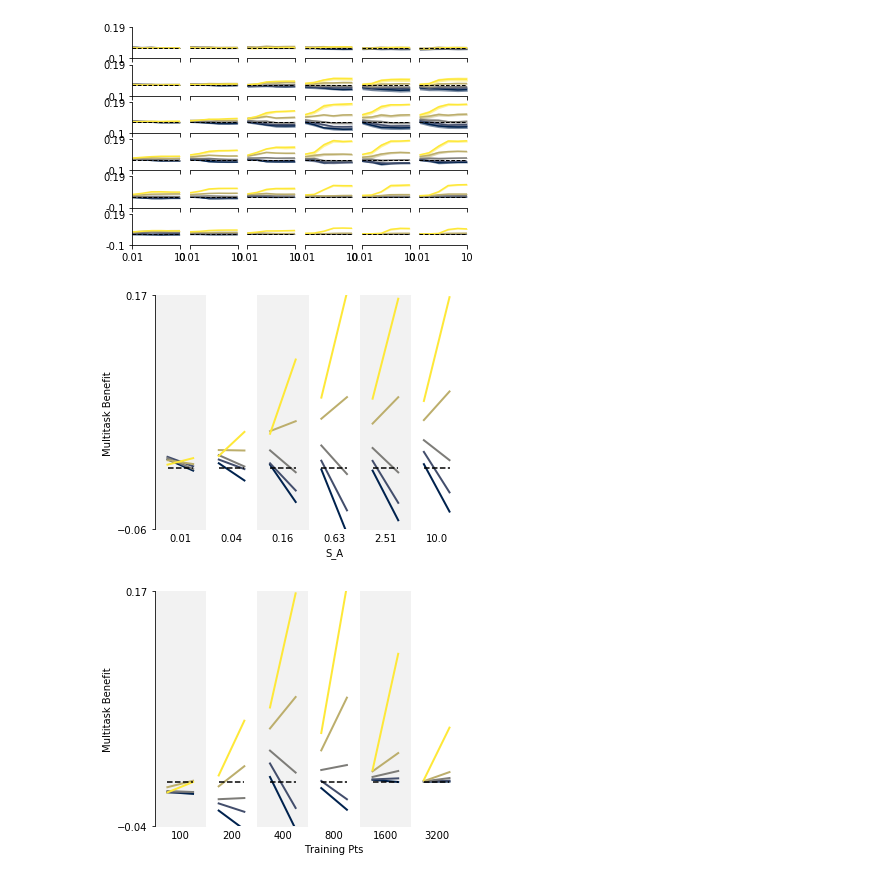
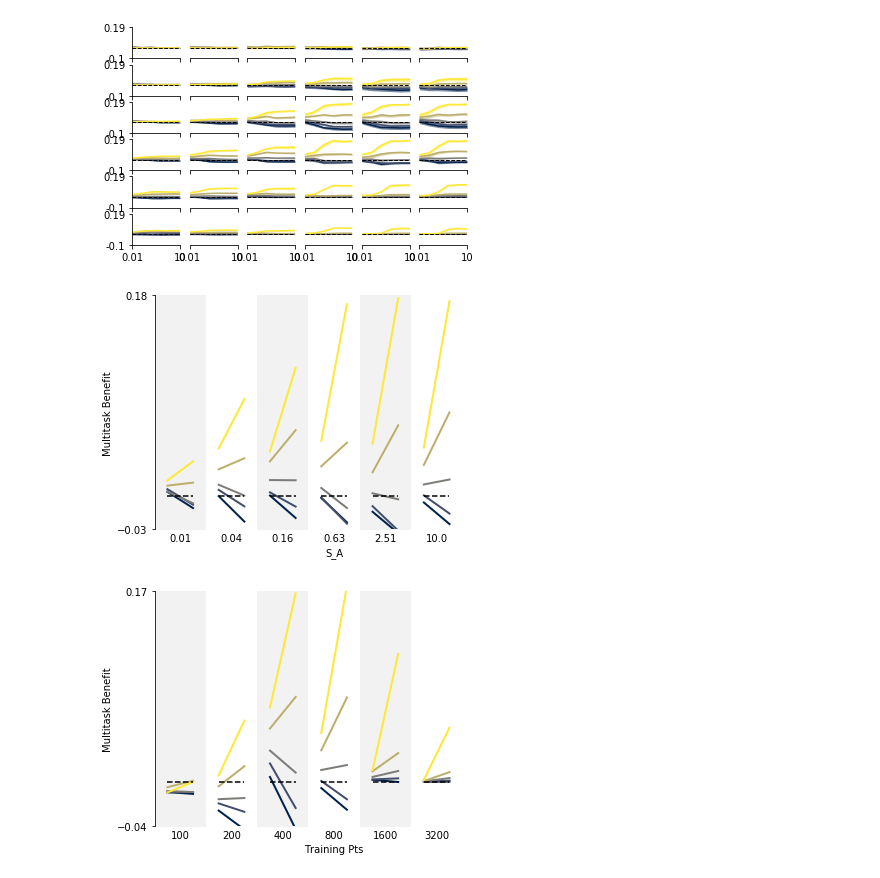
Before and after one commit to tyler-nervana/mt-theory, a Jupyter notebook: notebooks/Plot rank 10 model figures.ipynb, the cells around one changed output. Drawn from its saved outputs; the diff is of its cells as text; code cells hidden in the pictures.

Commit message:
Fix rank10 summary figure for ntrain=800

```diff
--- a/notebooks/Plot rank 10 model figures.ipynb
+++ b/notebooks/Plot rank 10 model figures.ipynb
@@ -78,37 +78,37 @@ for nn, ntrain in enumerate(mean.columns.levels[0]):
 # %% [output]
 [figure]
 # %%
-ntrain = 400
+ntrain = 800
 d = mean[ntrain].iloc[[0, -1]]
 ncolors = len(d.columns.levels[1])
 cmap = plt.cm.cividis(np.linspace(0, 1, ncolors))[:, :3]
 fig, ax = plt.subplots(1, 1)
-#fig.set_size_inches([3.5, 2])
+#fig.set_size_inches([4, 2])
 w = .25
 miny = np.round(d.values.min(), 2)
 maxy = np.round(d.values.max(), 2)
 minx = -.5
 maxx = len(d.columns.levels[0]) + .5
 for nn, s1 in enumerate(d.columns.levels[0]):
     ax.fill_betweenx([miny, maxy], nn - .5, nn + .5, color=((1, 1, 1) if nn%2 else (.95, .95, .95)))
     for jj, re in enumerate(d.columns.levels[1]):
         ax.plot([nn - w, nn + w], [d[s1][re].iat[0], d[s1][re].iat[-1]], color=cmap[jj], linewidth=2)
     ax.plot([nn - w, nn + w], [0, 0], color='k', linestyle='--')
 for key, sp in ax.spines.items():
     if key in ("top", "right", "bottom"):
         sp.set_visible(False)
 ax.set_xlim([minx, maxx])
 ax.xaxis.set_ticks(range(len(d.columns.levels[0])))
 ax.xaxis.set_ticklabels([np.round(ii, 2) for ii in d.columns.levels[0]])
 ax.xaxis.set_tick_params(length=0, labelsize=10)
 ax.set_xlabel("S_A", fontsize=10)
 ax.set_ylim([miny, maxy])
 ax.set_ylabel("Multitask Benefit", fontsize=10)
 ax.yaxis.set_ticks([miny, maxy])
 ax.yaxis.set_tick_params(direction="out", labelsize=10)
 plt.tight_layout()
 # %% [output]
-[figure, old version]
+[figure, new version]
 # %%
 s1 = 10
 d = mean.reorder_levels((1, 0, 2), axis=1)[s1].iloc[[0, -1]]
```
